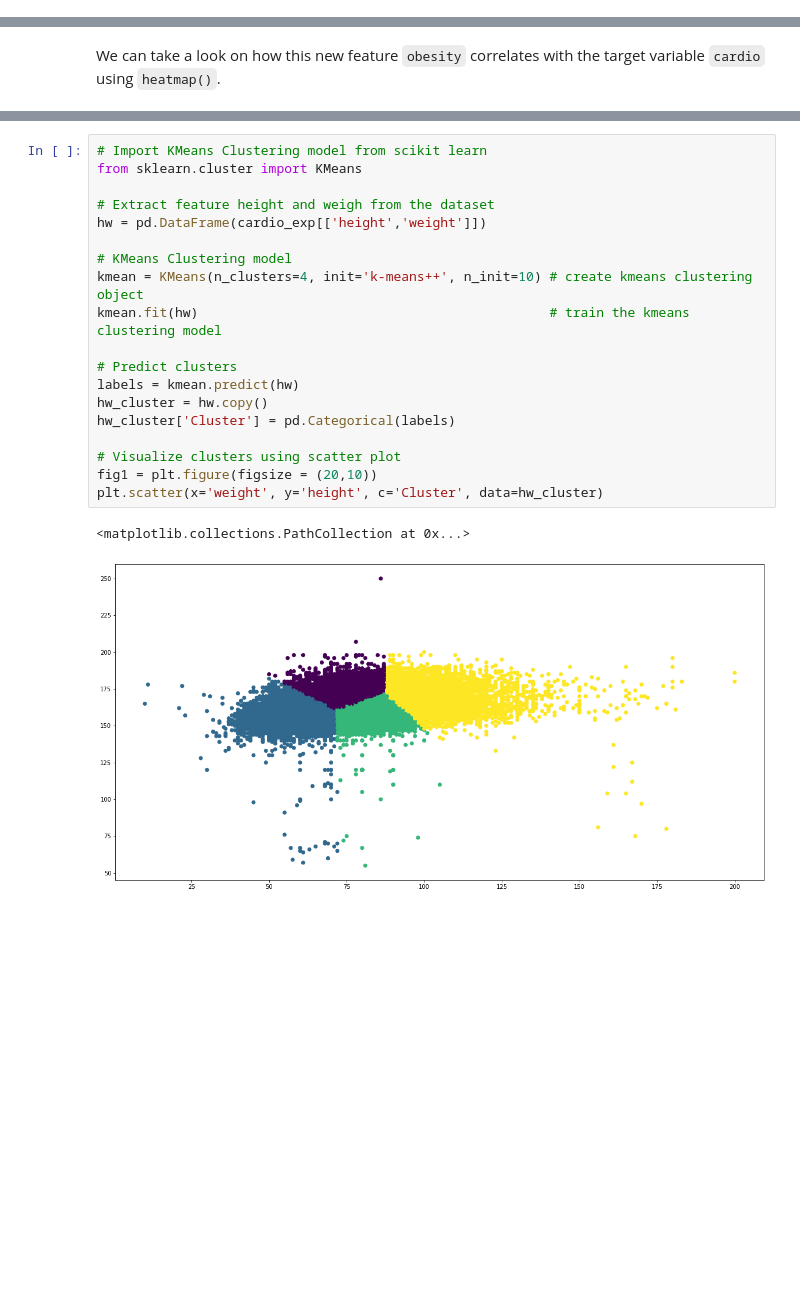
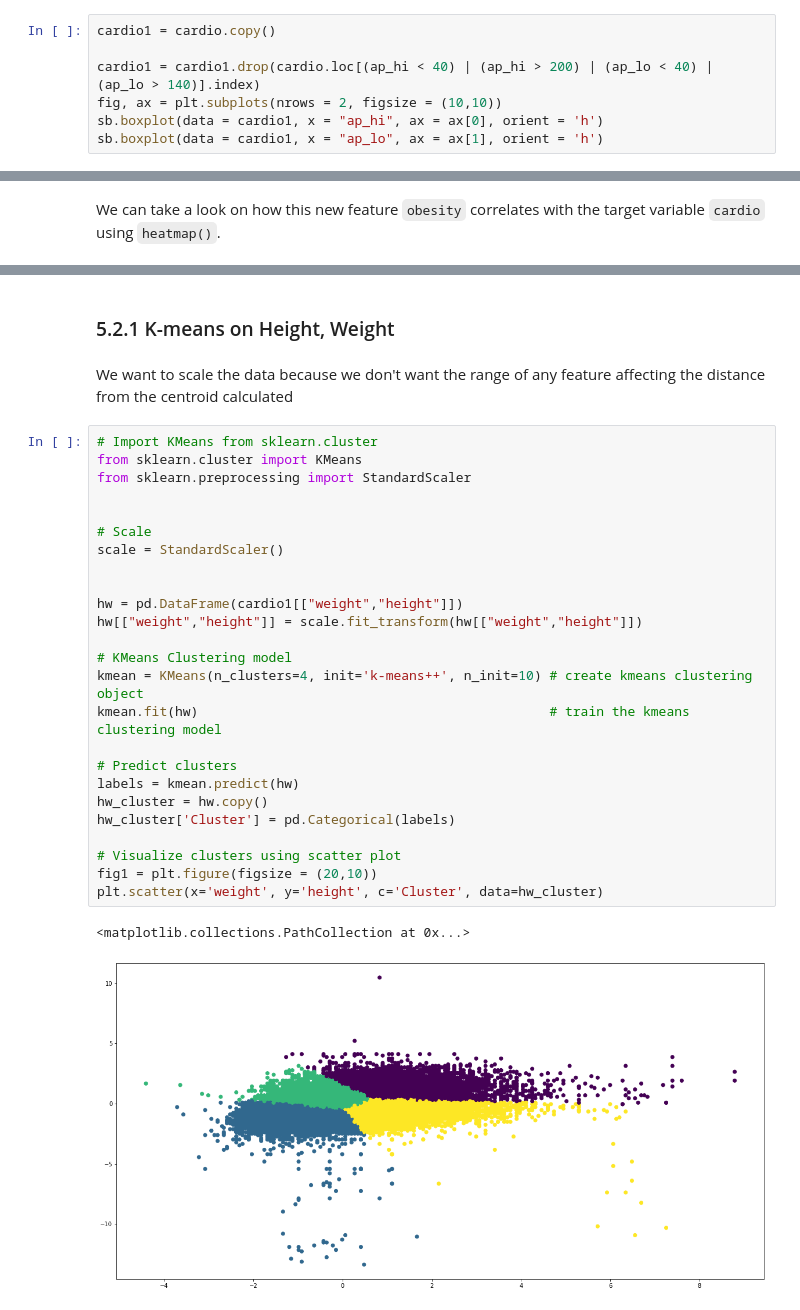
Before and after one commit to Than-Duc-Huy/Cardio-Vascular-Disease, a Jupyter notebook: 1_Explore.ipynb, the cells around one changed output, grey strips where cells are left out. Drawn from its saved outputs; the diff is of its cells as text; blank space fills up the shorter version.

```diff
--- a/1_Explore.ipynb
+++ b/1_Explore.ipynb
@@ -172,0 +183,7 @@ The number of training examples have ap_hi and ap_lo outside the range of 40-200
+# %%
+cardio1 = cardio.copy()
+
+cardio1 = cardio1.drop(cardio.loc[(ap_hi < 40) | (ap_hi > 200) | (ap_lo < 40) | (ap_lo > 140)].index)
+fig, ax = plt.subplots(nrows = 2, figsize = (10,10))
+sb.boxplot(data = cardio1, x = "ap_hi", ax = ax[0], orient = 'h')
+sb.boxplot(data = cardio1, x = "ap_lo", ax = ax[1], orient = 'h')
@@ -631,22 +533,33 @@ Now let's try some clustering models on the BMI graph to see whether we can find
+# %% [markdown]
+### 5.2.1 K-means on Height, Weight
+# %% [markdown]
+
+We want to scale the data because we don't want the range of any feature affecting the distance from the centroid calculated
 # %%
-# Import KMeans Clustering model from scikit learn
+# Import KMeans from sklearn.cluster
 from sklearn.cluster import KMeans
+from sklearn.preprocessing import StandardScaler
 
-# Extract feature height and weigh from the dataset
-hw = pd.DataFrame(cardio_exp[['height','weight']])
+
+# Scale
+scale = StandardScaler()
+
+
+hw = pd.DataFrame(cardio1[["weight","height"]])
+hw[["weight","height"]] = scale.fit_transform(hw[["weight","height"]])
 
 # KMeans Clustering model
 kmean = KMeans(n_clusters=4, init='k-means++', n_init=10) # create kmeans clustering object
 kmean.fit(hw)                                             # train the kmeans clustering model
 
 # Predict clusters
 labels = kmean.predict(hw)
 hw_cluster = hw.copy()
 hw_cluster['Cluster'] = pd.Categorical(labels)
 
 # Visualize clusters using scatter plot
 fig1 = plt.figure(figsize = (20,10))
 plt.scatter(x='weight', y='height', c='Cluster', data=hw_cluster)
 # %% [output]
 <matplotlib.collections.PathCollection at 0x...>
-[figure, old version]
+[figure, new version]
```
Also changed, not shown: parts of 96 cells of this notebook, 5 other files.
